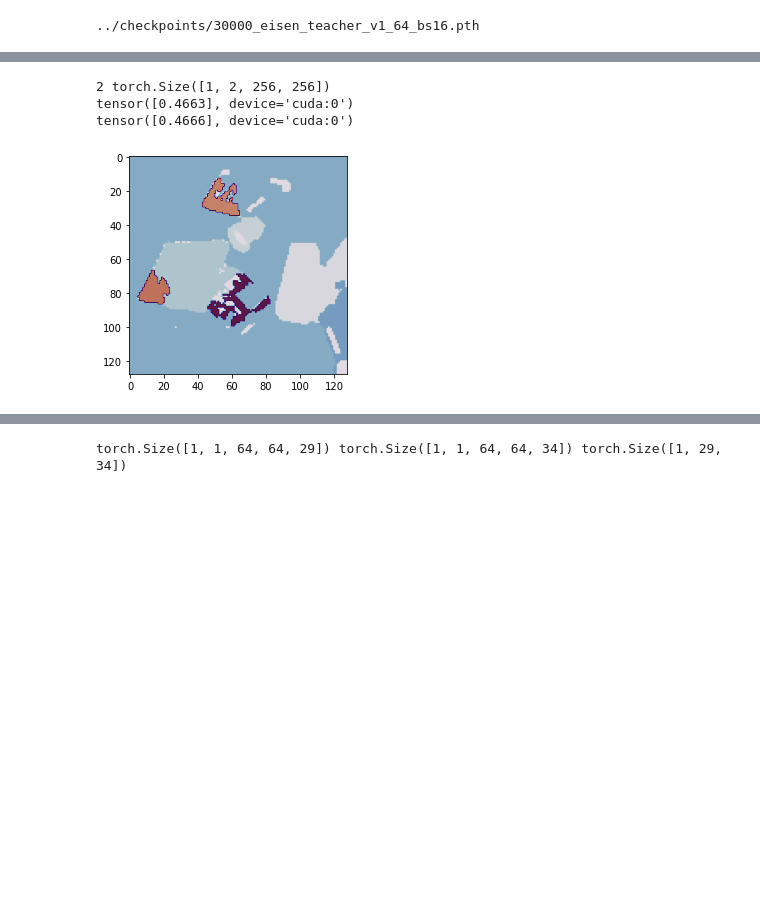
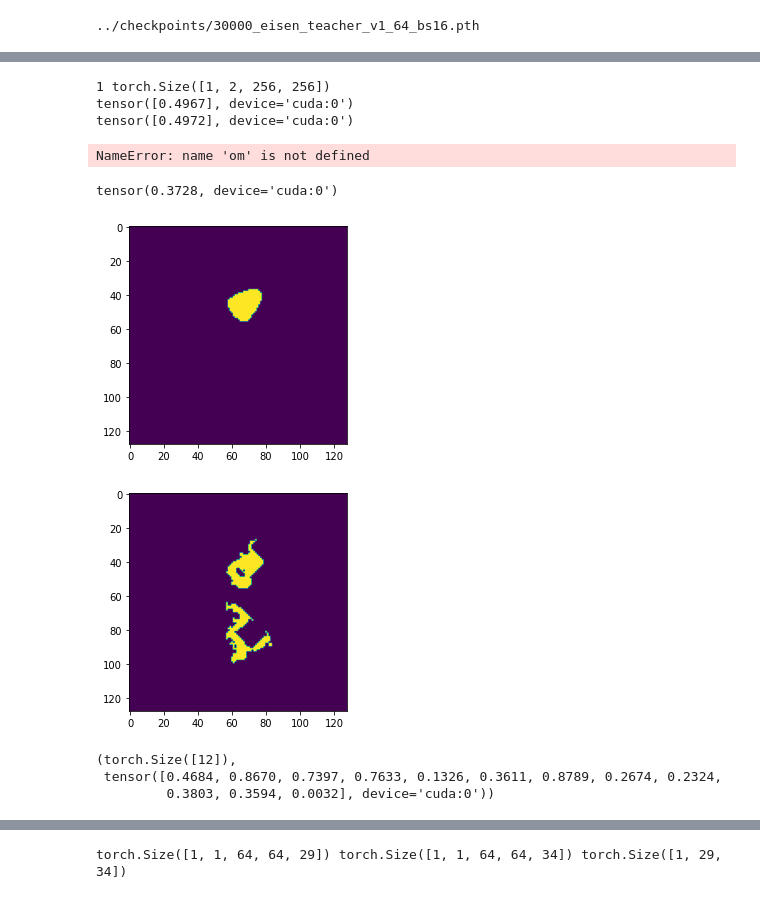
Before and after one commit to neuroailab/RAFT, a Jupyter notebook: notebooks/Eval_MOVI_db051122-large.ipynb, the cells around one changed output, grey strips where cells are left out. Cells and saved outputs as stored; diff of their text form; code cells hidden in the pictures; blank space fills up the shorter version.

```diff
--- a/notebooks/Eval_MOVI_db051122-large.ipynb
+++ b/notebooks/Eval_MOVI_db051122-large.ipynb
@@ -296,6 +299,6 @@ plt.show()
 # %%
 import dorsalventral.evaluation.object_metrics as om
-T_eval = T
+T_eval = 1
 segments_rz = transforms.Resize([256,256], interpolation=transforms.InterpolationMode.NEAREST)(
     full_segments_stitched)
 print(T_eval, segments_rz.shape)
@@ -317,13 +320,36 @@ ari = om.adjusted_rand_index(
 )
 print(ari)
 # %% [output]
-2 torch.Size([1, 2, 256, 256])
-tensor([0.4663], device='cuda:0')
-tensor([0.4666], device='cuda:0')
+1 torch.Size([1, 2, 256, 256])
+tensor([0.4967], device='cuda:0')
+tensor([0.4972], device='cuda:0')
 # %%
-vis_utils.imshow(filtered[:,1:2], cmap='twilight', vmin=-1, vmax=33)
+miou, ious, matches, msizes = om.miou(full_segments[:,0:1],
+                                           data['objects'][None,0:1,0,...,::stride,::stride].cuda(),
+                                           min_size=0,
+                                           ignore_background=True
+                                          )
+recall50 = om.recall(ious, 0.5)
+
+print(miou)
+print(ious)
 # %% [output]
-[figure, removed]
+NameError: name 'om' is not defined
+# %%
+m = 7
+vis_utils.imshow(data['objects'][None,0:1,0,::stride,::stride] == m)
+vis_utils.imshow(full_segments[:,0:1] == torch.unique(full_segments[:,0:1])[matches[0,m].long()])
+print(ious[m-1])
+# %% [output]
+tensor(0.3728, device='cuda:0')
+[figure, added]
+[figure, added]
+# %%
+ious.shape, ious
+# %% [output]
+(torch.Size([12]),
+ tensor([0.4684, 0.8670, 0.7397, 0.7633, 0.1326, 0.3611, 0.8789, 0.2674, 0.2324,
+         0.3803, 0.3594, 0.0032], device='cuda:0'))
 # %%
 import dorsalventral.evaluation.object_metrics as om
 T_eval = T
```
Also changed, not shown: parts of 5 cells of this notebook, 17 other files.
